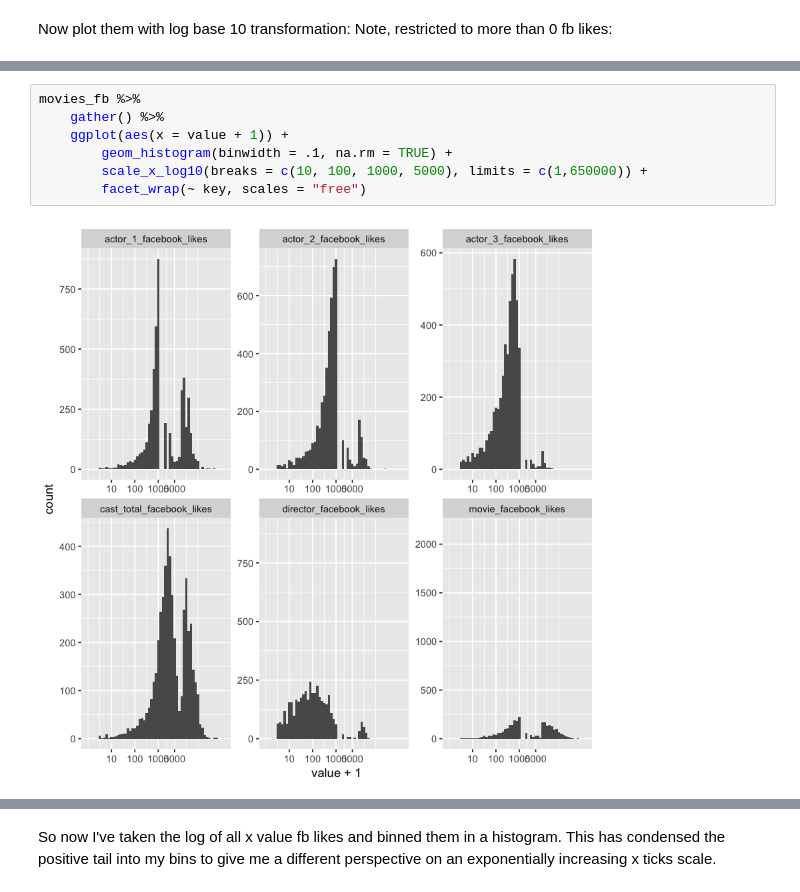
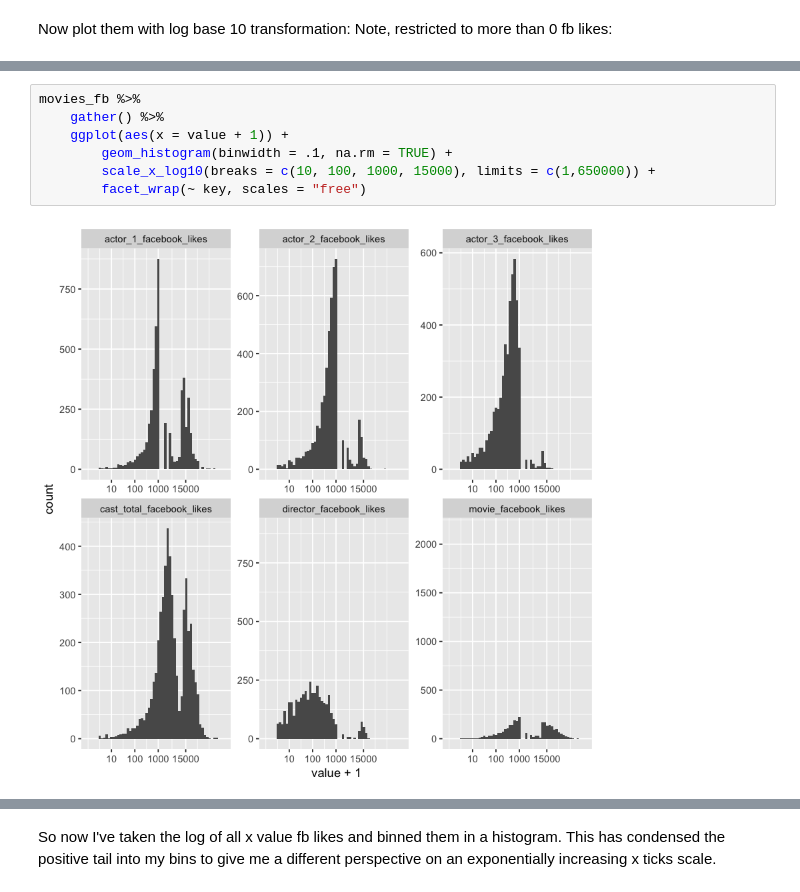
Before and after one commit to hichana/udacity, a Jupyter notebook: P4/PROJECT/movies_eda.ipynb, the cells around one changed output, grey strips where cells are left out. Saved outputs shown, nothing was run; the diff lists cells and outputs as text.

```diff
--- a/P4/PROJECT/movies_eda.ipynb
+++ b/P4/PROJECT/movies_eda.ipynb
@@ -302,9 +311,9 @@ summary(movies_fb)
 # %%
 movies_fb %>%
     gather() %>%
     ggplot(aes(x = value + 1)) +
         geom_histogram(binwidth = .1, na.rm = TRUE) +
-        scale_x_log10(breaks = c(10, 100, 1000, 5000), limits = c(1,650000)) +
+        scale_x_log10(breaks = c(10, 100, 1000, 15000), limits = c(1,650000)) +
         facet_wrap(~ key, scales = "free")
 # %% [output]
-[figure, old version]
+[figure, new version]
```
Also changed, not shown: parts of 28 cells of this notebook, 5 other files.
